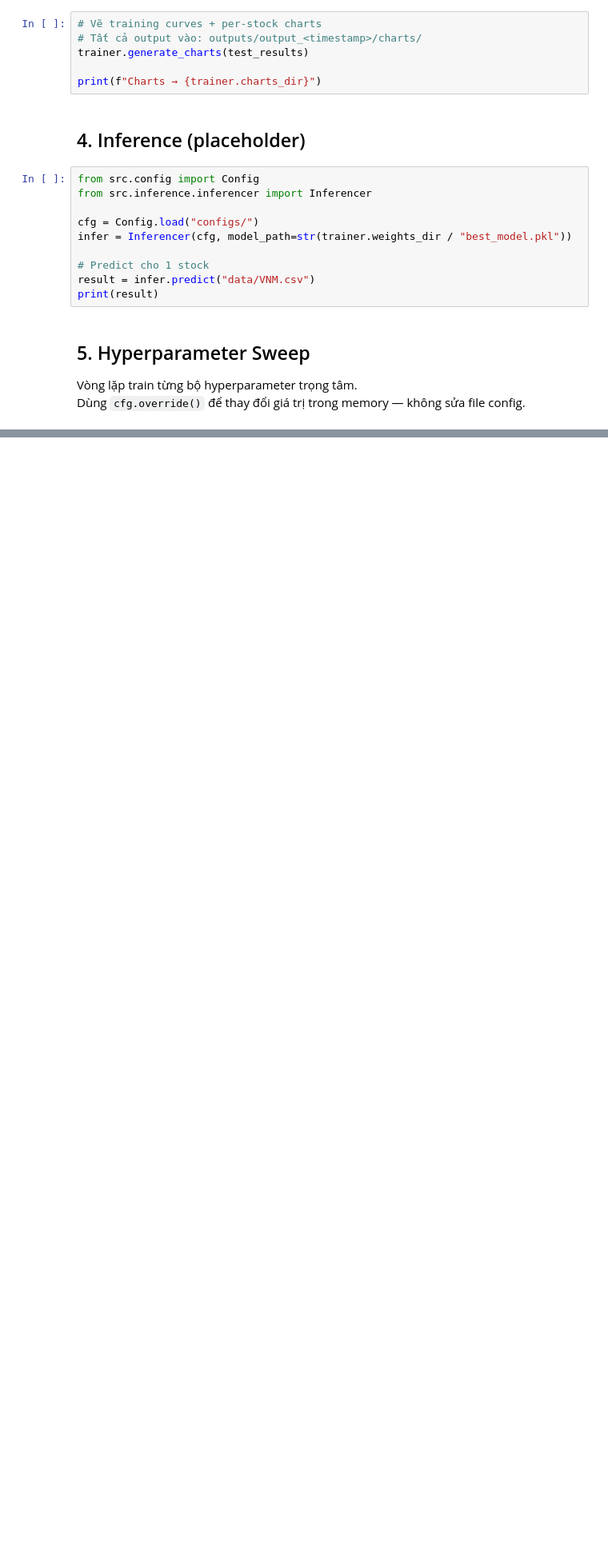
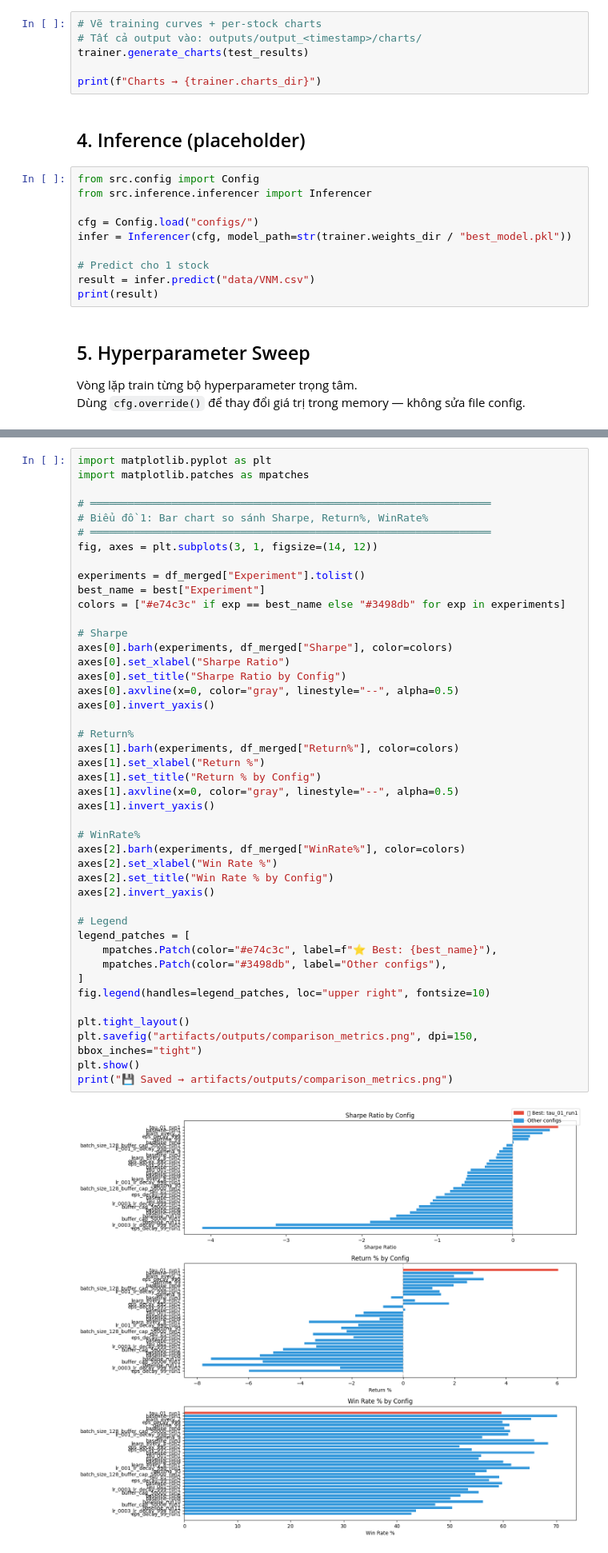
Before and after one commit to bnquys/stock-trend-prediction, a Jupyter notebook: main.ipynb, the cells around one changed output, grey strips where cells are left out. Shown at 80% size. Drawn from its saved outputs; the diff is of its cells as text; blank space fills up the shorter version.

```diff
--- a/main.ipynb
+++ b/main.ipynb
@@ -280,0 +426,46 @@ print(f"\n💾 Saved → artifacts/outputs/hyperparam_sweep_results.csv")
+# %%
+import matplotlib.pyplot as plt
+import matplotlib.patches as mpatches
+
+# ════════════════════════════════════════════════════════════════
+# Biểu đồ 1: Bar chart so sánh Sharpe, Return%, WinRate%
+# ════════════════════════════════════════════════════════════════
+fig, axes = plt.subplots(3, 1, figsize=(14, 12))
+
+experiments = df_merged["Experiment"].tolist()
+best_name = best["Experiment"]
+colors = ["#e74c3c" if exp == best_name else "#3498db" for exp in experiments]
+
+# Sharpe
+axes[0].barh(experiments, df_merged["Sharpe"], color=colors)
+axes[0].set_xlabel("Sharpe Ratio")
+axes[0].set_title("Sharpe Ratio by Config")
+axes[0].axvline(x=0, color="gray", linestyle="--", alpha=0.5)
+axes[0].invert_yaxis()
+
+# Return%
+axes[1].barh(experiments, df_merged["Return%"], color=colors)
+axes[1].set_xlabel("Return %")
+axes[1].set_title("Return % by Config")
+axes[1].axvline(x=0, color="gray", linestyle="--", alpha=0.5)
+axes[1].invert_yaxis()
+
+# WinRate%
+axes[2].barh(experiments, df_merged["WinRate%"], color=colors)
+axes[2].set_xlabel("Win Rate %")
+axes[2].set_title("Win Rate % by Config")
+axes[2].invert_yaxis()
+
+# Legend
+legend_patches = [
+    mpatches.Patch(color="#e74c3c", label=f"⭐ Best: {best_name}"),
+    mpatches.Patch(color="#3498db", label="Other configs"),
+]
+fig.legend(handles=legend_patches, loc="upper right", fontsize=10)
+
+plt.tight_layout()
+plt.savefig("artifacts/outputs/comparison_metrics.png", dpi=150, bbox_inches="tight")
+plt.show()
+print("💾 Saved → artifacts/outputs/comparison_metrics.png")
+# %% [output]
+[figure, added]
```
Also changed, not shown: parts of 11 cells of this notebook, 2 other files.
